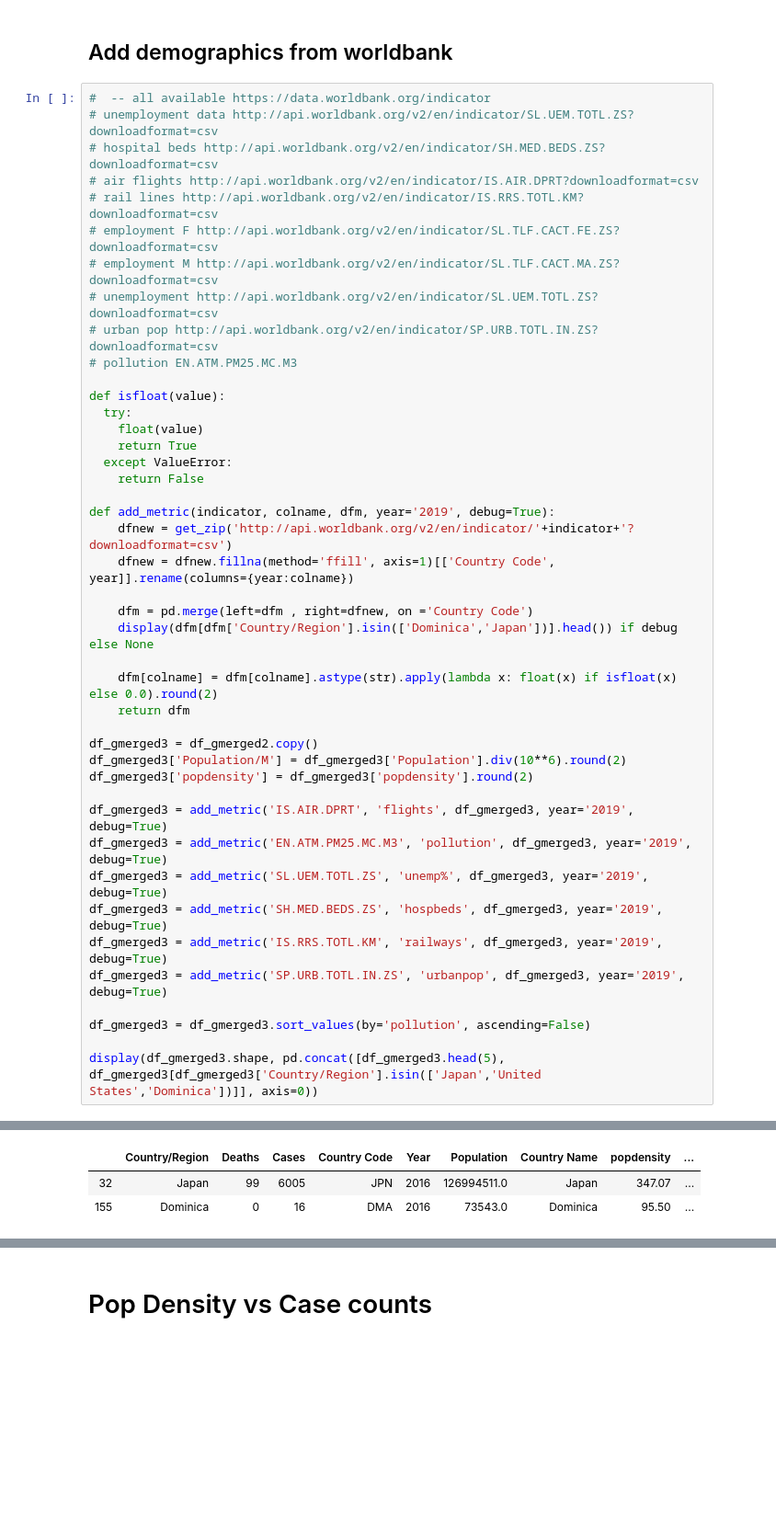
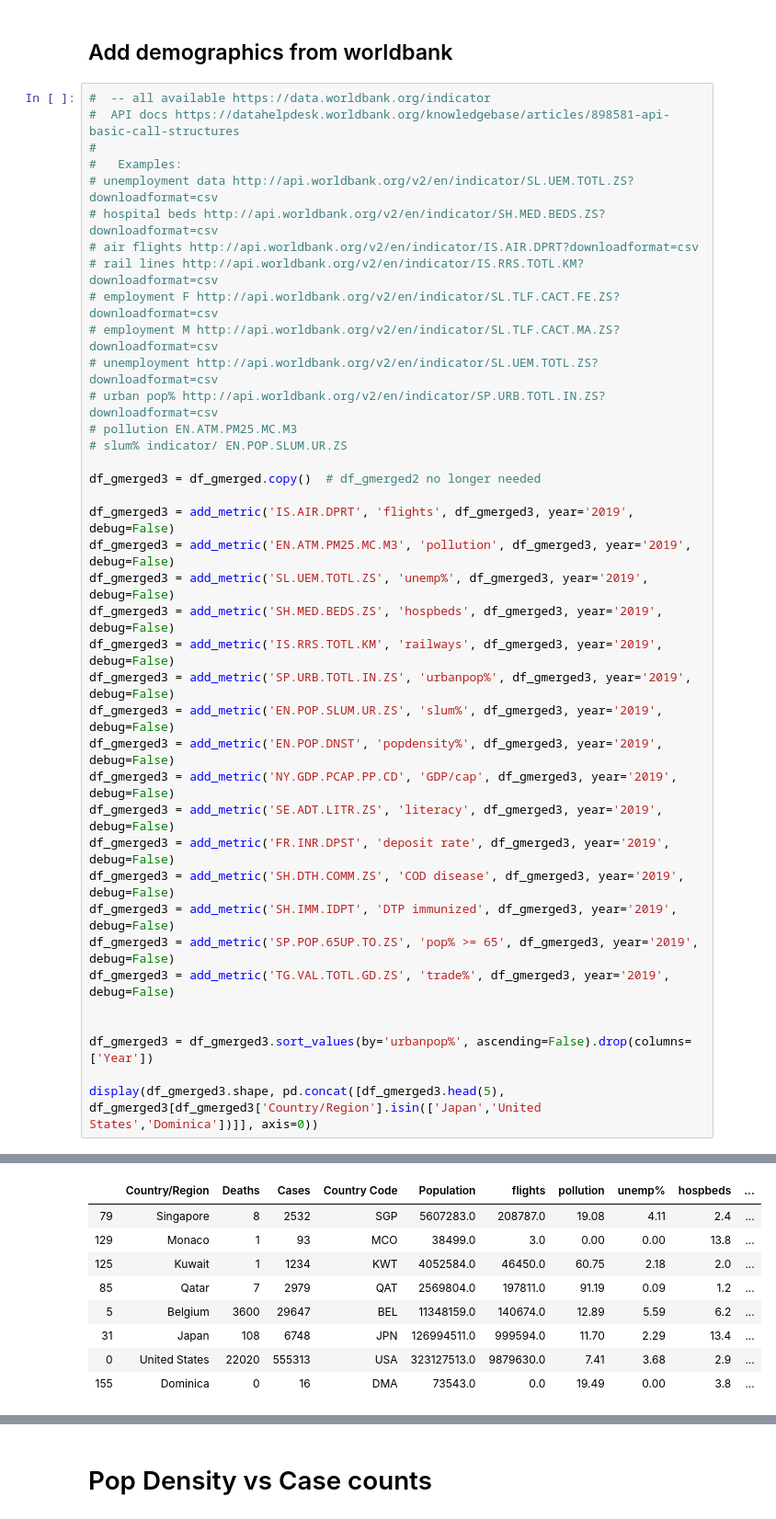
Before and after one commit to dougfoo/machineLearning, a Jupyter notebook: covid/COVID-global-clustering.ipynb, the cells around one changed output, grey strips where cells are left out. Shown: that part at 92% size. Cells and saved outputs as stored; diff of their text form; blank space fills up the shorter version.

```diff
--- a/covid/COVID-global-clustering.ipynb
+++ b/covid/COVID-global-clustering.ipynb
@@ -163,6 +155,9 @@ display(popdensity.head(), df_gmerged2.head().sort_values(by='Population', ascen
 ## Add demographics from worldbank
 # %%
 #  -- all available https://data.worldbank.org/indicator
+#  API docs https://datahelpdesk.worldbank.org/knowledgebase/articles/898581-api-basic-call-structures
+#
+#   Examples:
 # unemployment data http://api.worldbank.org/v2/en/indicator/SL.UEM.TOTL.ZS?downloadformat=csv
 # hospital beds http://api.worldbank.org/v2/en/indicator/SH.MED.BEDS.ZS?downloadformat=csv
 # air flights http://api.worldbank.org/v2/en/indicator/IS.AIR.DPRT?downloadformat=csv
@@ -170,38 +165,30 @@ display(popdensity.head(), df_gmerged2.head().sort_values(by='Population', ascen
 # employment F http://api.worldbank.org/v2/en/indicator/SL.TLF.CACT.FE.ZS?downloadformat=csv
 # employment M http://api.worldbank.org/v2/en/indicator/SL.TLF.CACT.MA.ZS?downloadformat=csv
 # unemployment http://api.worldbank.org/v2/en/indicator/SL.UEM.TOTL.ZS?downloadformat=csv
-# urban pop http://api.worldbank.org/v2/en/indicator/SP.URB.TOTL.IN.ZS?downloadformat=csv
+# urban pop% http://api.worldbank.org/v2/en/indicator/SP.URB.TOTL.IN.ZS?downloadformat=csv
 # pollution EN.ATM.PM25.MC.M3
+# slum% indicator/ EN.POP.SLUM.UR.ZS
 
-def isfloat(value):
-  try:
-    float(value)
-    return True
-  except ValueError:
-    return False
+df_gmerged3 = df_gmerged.copy()  # df_gmerged2 no longer needed
 
-def add_metric(indicator, colname, dfm, year='2019', debug=True):
-    dfnew = get_zip('http://api.worldbank.org/v2/en/indicator/'+indicator+'?downloadformat=csv')
-    dfnew = dfnew.fillna(method='ffill', axis=1)[['Country Code', year]].rename(columns={year:colname})
+df_gmerged3 = add_metric('IS.AIR.DPRT', 'flights', df_gmerged3, year='2019', debug=False)
+df_gmerged3 = add_metric('EN.ATM.PM25.MC.M3', 'pollution', df_gmerged3, year='2019', debug=False)
+df_gmerged3 = add_metric('SL.UEM.TOTL.ZS', 'unemp%', df_gmerged3, year='2019', debug=False)
+df_gmerged3 = add_metric('SH.MED.BEDS.ZS', 'hospbeds', df_gmerged3, year='2019', debug=False)
+df_gmerged3 = add_metric('IS.RRS.TOTL.KM', 'railways', df_gmerged3, year='2019', debug=False)
+df_gmerged3 = add_metric('SP.URB.TOTL.IN.ZS', 'urbanpop%', df_gmerged3, year='2019', debug=False)
+df_gmerged3 = add_metric('EN.POP.SLUM.UR.ZS', 'slum%', df_gmerged3, year='2019', debug=False)
+df_gmerged3 = add_metric('EN.POP.DNST', 'popdensity%', df_gmerged3, year='2019', debug=False)
+df_gmerged3 = add_metric('NY.GDP.PCAP.PP.CD', 'GDP/cap', df_gmerged3, year='2019', debug=False)
+df_gmerged3 = add_metric('SE.ADT.LITR.ZS', 'literacy', df_gmerged3, year='2019', debug=False)
+df_gmerged3 = add_metric('FR.INR.DPST', 'deposit rate', df_gmerged3, year='2019', debug=False)
+df_gmerged3 = add_metric('SH.DTH.COMM.ZS', 'COD disease', df_gmerged3, year='2019', debug=False)
+df_gmerged3 = add_metric('SH.IMM.IDPT', 'DTP immunized', df_gmerged3, year='2019', debug=False)
+df_gmerged3 = add_metric('SP.POP.65UP.TO.ZS', 'pop% >= 65', df_gmerged3, year='2019', debug=False)
+df_gmerged3 = add_metric('TG.VAL.TOTL.GD.ZS', 'trade%', df_gmerged3, year='2019', debug=False)
 
-    dfm = pd.merge(left=dfm , right=dfnew, on ='Country Code')
-    display(dfm[dfm['Country/Region'].isin(['Dominica','Japan'])].head()) if debug else None
 
-    dfm[colname] = dfm[colname].astype(str).apply(lambda x: float(x) if isfloat(x) else 0.0).round(2)
-    return dfm
-
-df_gmerged3 = df_gmerged2.copy()
-df_gmerged3['Population/M'] = df_gmerged3['Population'].div(10**6).round(2)
-df_gmerged3['popdensity'] = df_gmerged3['popdensity'].round(2)
-
-df_gmerged3 = add_metric('IS.AIR.DPRT', 'flights', df_gmerged3, year='2019', debug=True)
-df_gmerged3 = add_metric('EN.ATM.PM25.MC.M3', 'pollution', df_gmerged3, year='2019', debug=True)
-df_gmerged3 = add_metric('SL.UEM.TOTL.ZS', 'unemp%', df_gmerged3, year='2019', debug=True)
-df_gmerged3 = add_metric('SH.MED.BEDS.ZS', 'hospbeds', df_gmerged3, year='2019', debug=True)
-df_gmerged3 = add_metric('IS.RRS.TOTL.KM', 'railways', df_gmerged3, year='2019', debug=True)
-df_gmerged3 = add_metric('SP.URB.TOTL.IN.ZS', 'urbanpop', df_gmerged3, year='2019', debug=True)
-
-df_gmerged3 = df_gmerged3.sort_values(by='pollution', ascending=False)
+df_gmerged3 = df_gmerged3.sort_values(by='urbanpop%', ascending=False).drop(columns=['Year'])
 
 display(df_gmerged3.shape, pd.concat([df_gmerged3.head(5), df_gmerged3[df_gmerged3['Country/Region'].isin(['Japan','United States','Dominica'])]], axis=0))
 # %% [output]
@@ -208,3 +196,9 @@ display(df_gmerged3.shape, pd.concat([df_gmerged3.head(5), df_gmerged3[df_gmerge
-|  | Country/Region | Deaths | Cases | Country Code | Year | Population | Country Name | popdensity | ... |
-| 32 | Japan | 99 | 6005 | JPN | 2016 | 126994511.0 | Japan | 347.07 | ... |
-| 155 | Dominica | 0 | 16 | DMA | 2016 | 73543.0 | Dominica | 95.50 | ... |
+|  | Country/Region | Deaths | Cases | Country Code | Population | flights | pollution | unemp% | hospbeds | ... |
+| 79 | Singapore | 8 | 2532 | SGP | 5607283.0 | 208787.0 | 19.08 | 4.11 | 2.4 | ... |
+| 129 | Monaco | 1 | 93 | MCO | 38499.0 | 3.0 | 0.00 | 0.00 | 13.8 | ... |
+| 125 | Kuwait | 1 | 1234 | KWT | 4052584.0 | 46450.0 | 60.75 | 2.18 | 2.0 | ... |
+| 85 | Qatar | 7 | 2979 | QAT | 2569804.0 | 197811.0 | 91.19 | 0.09 | 1.2 | ... |
+| 5 | Belgium | 3600 | 29647 | BEL | 11348159.0 | 140674.0 | 12.89 | 5.59 | 6.2 | ... |
+| 31 | Japan | 108 | 6748 | JPN | 126994511.0 | 999594.0 | 11.70 | 2.29 | 13.4 | ... |
+| 0 | United States | 22020 | 555313 | USA | 323127513.0 | 9879630.0 | 7.41 | 3.68 | 2.9 | ... |
+| 155 | Dominica | 0 | 16 | DMA | 73543.0 | 0.0 | 19.49 | 0.00 | 3.8 | ... |
```
Also changed, not shown: parts of 9 cells of this notebook, 1 other file.
